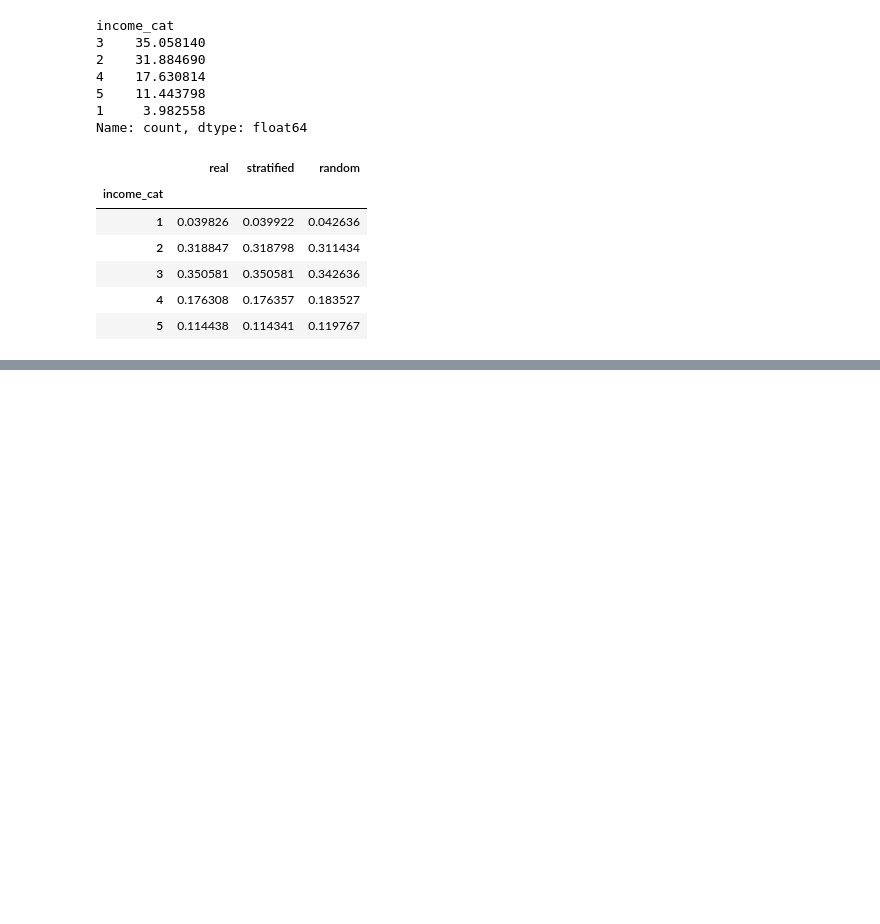
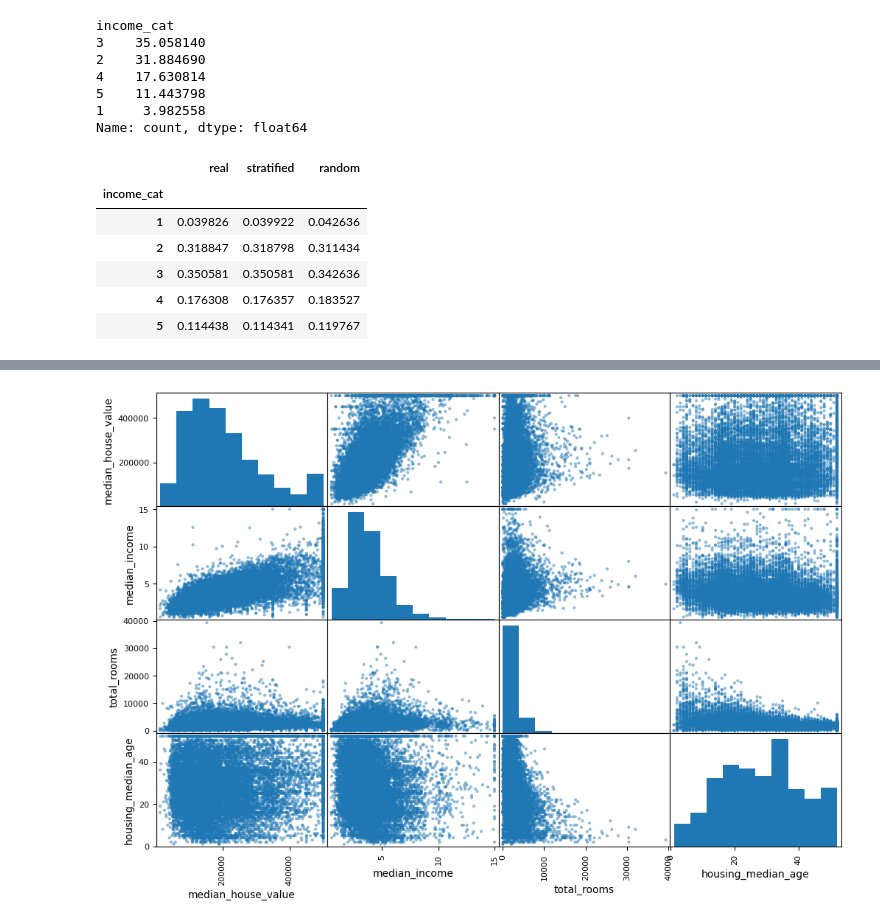
Before and after one commit to SDCaFlo/ML-HandsOn, a Jupyter notebook: Chapter 2/end-to-end.ipynb, the cells around one changed output, grey strips where cells are left out. Drawn from its saved outputs; the diff is of its cells as text; code cells hidden in the pictures; blank space fills up the shorter version.

```diff
--- a/Chapter 2/end-to-end.ipynb
+++ b/Chapter 2/end-to-end.ipynb
@@ -179,0 +264,7 @@ pd.DataFrame({
+# %%
+from pandas.plotting import scatter_matrix
+
+scatter_matrix(housing[attributes], figsize= (12,8))
+plt.show()
+# %% [output]
+[figure, added]
```
Also changed, not shown: parts of 19 cells of this notebook.
